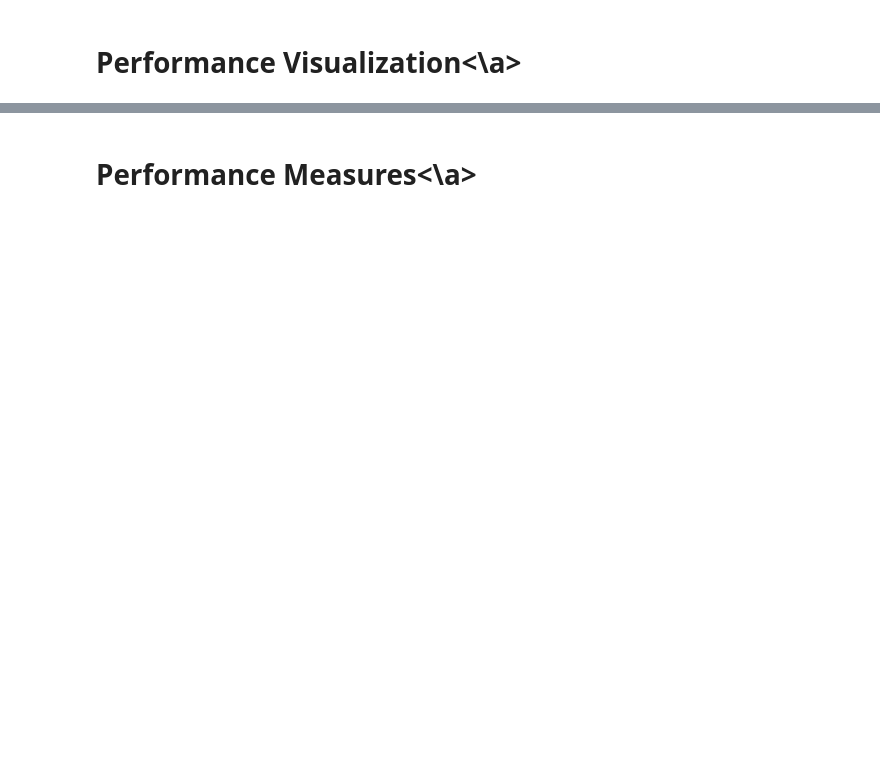
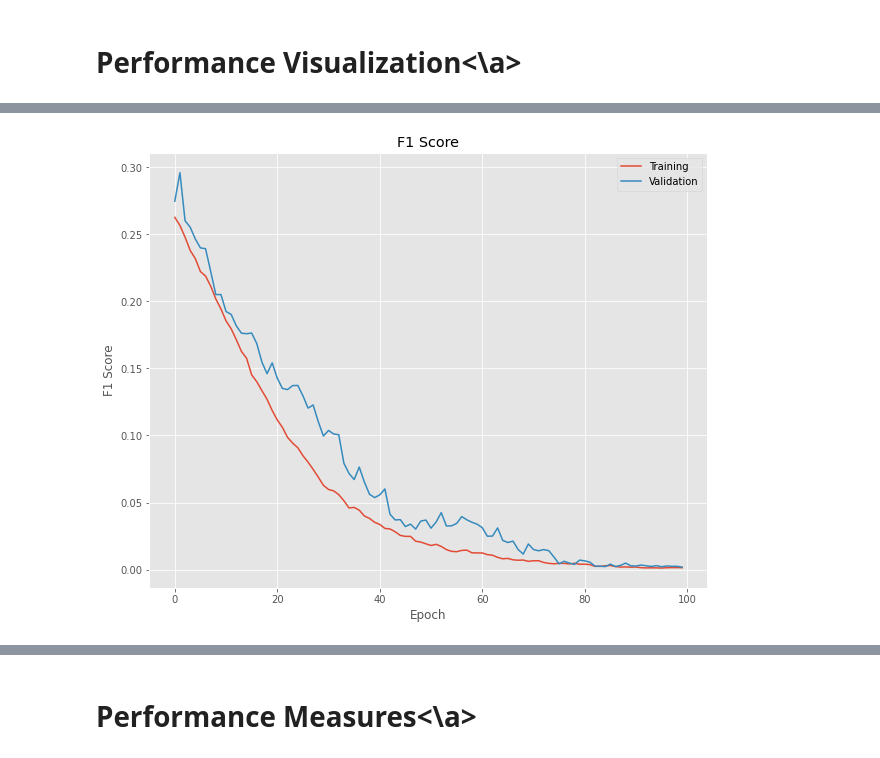
Before and after one commit to zeeshanalipanhwar/Semantic-Segmentation-Keras, a Jupyter notebook: SegNet_Basic_for_Semantic_Segmentation.ipynb, the cells around one changed output, grey strips where cells are left out. Saved outputs shown, nothing was run; the diff lists cells and outputs as text; code cells hidden in the pictures; blank space fills up the shorter version.

```diff
--- a/SegNet_Basic_for_Semantic_Segmentation.ipynb
+++ b/SegNet_Basic_for_Semantic_Segmentation.ipynb
@@ -160,7 +165,7 @@ Y_test:  (14, 1024, 1024, 1)
 # Data Augmentation<a id='daugment'><\a>
 Apply different transformations to the data to increase its diversity.
 # %%
-BATCHSIZE = 1 # batch size
+BATCHSIZE = 3 # batch size
 # %%
 # 'augmentor' is the image data generator for data augmentation
 augmentor = ImageDataGenerator(rotation_range=30, width_shift_range=0.1,
@@ -379,0 +405,14 @@ plt.show()
+# %%
+# plot the training and validation accuracies
+plt.style.use("ggplot")
+plt.figure()
+plt.plot(N, H.history["f1_score"], label="Training")
+plt.plot(N, H.history["val_f1_score"], label="Validation")
+plt.title("F1 Score")
+plt.xlabel("Epoch")
+plt.ylabel("F1 Score")
+plt.legend()
+plt.savefig("segnet_basic_f1_score_plot.png")
+plt.show()
+# %% [output]
+[figure, added]
```
Also changed, not shown: parts of 36 cells of this notebook.
